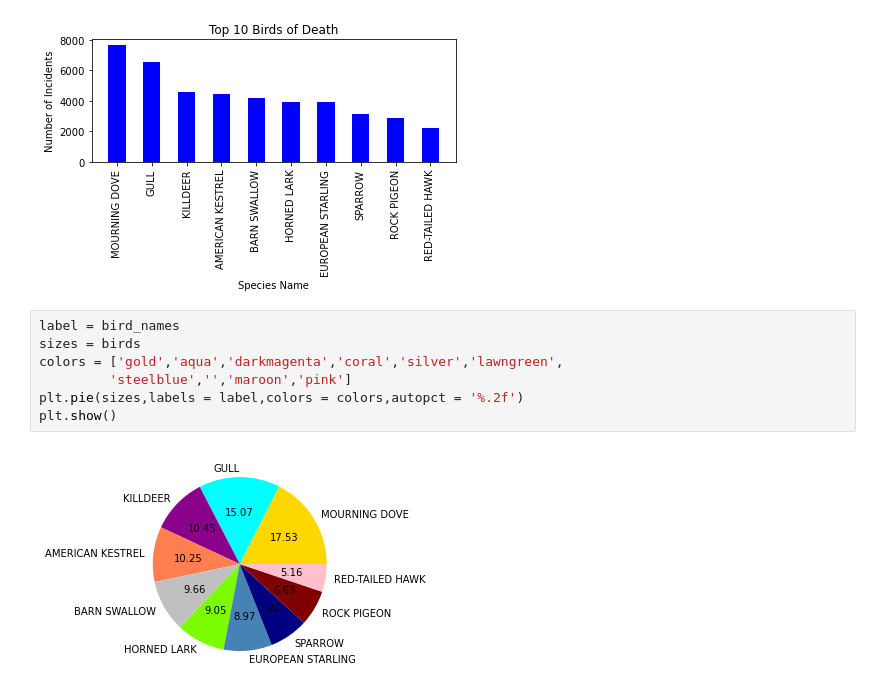
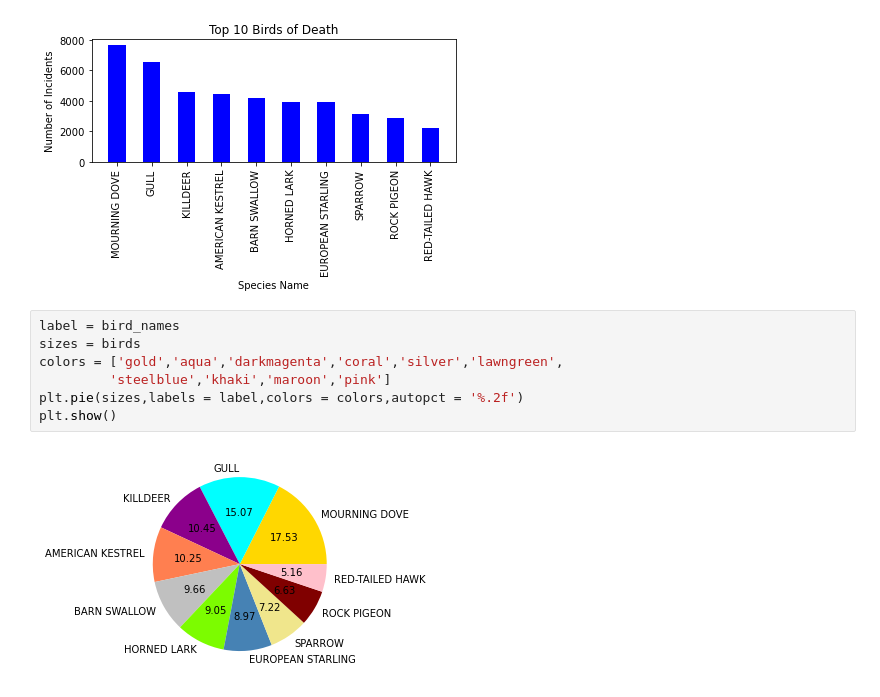
Before and after one commit to kplam624/Birds-Plane-Incident-Analysis, a Jupyter notebook: Starter_code_planes.ipynb, the cells around one changed output. Saved outputs shown, nothing was run; the diff lists cells and outputs as text.

```diff
--- a/Starter_code_planes.ipynb
+++ b/Starter_code_planes.ipynb
@@ -132,9 +132,9 @@ plt.show()
 # %%
 label = bird_names
 sizes = birds
 colors = ['gold','aqua','darkmagenta','coral','silver','lawngreen',
-         'steelblue','','maroon','pink']
+         'steelblue','khaki','maroon','pink']
 plt.pie(sizes,labels = label,colors = colors,autopct = '%.2f')
 plt.show()
 # %% [output]
-[figure, old version]
+[figure, new version]
```
Also changed, not shown: parts of 1 cell of this notebook.
